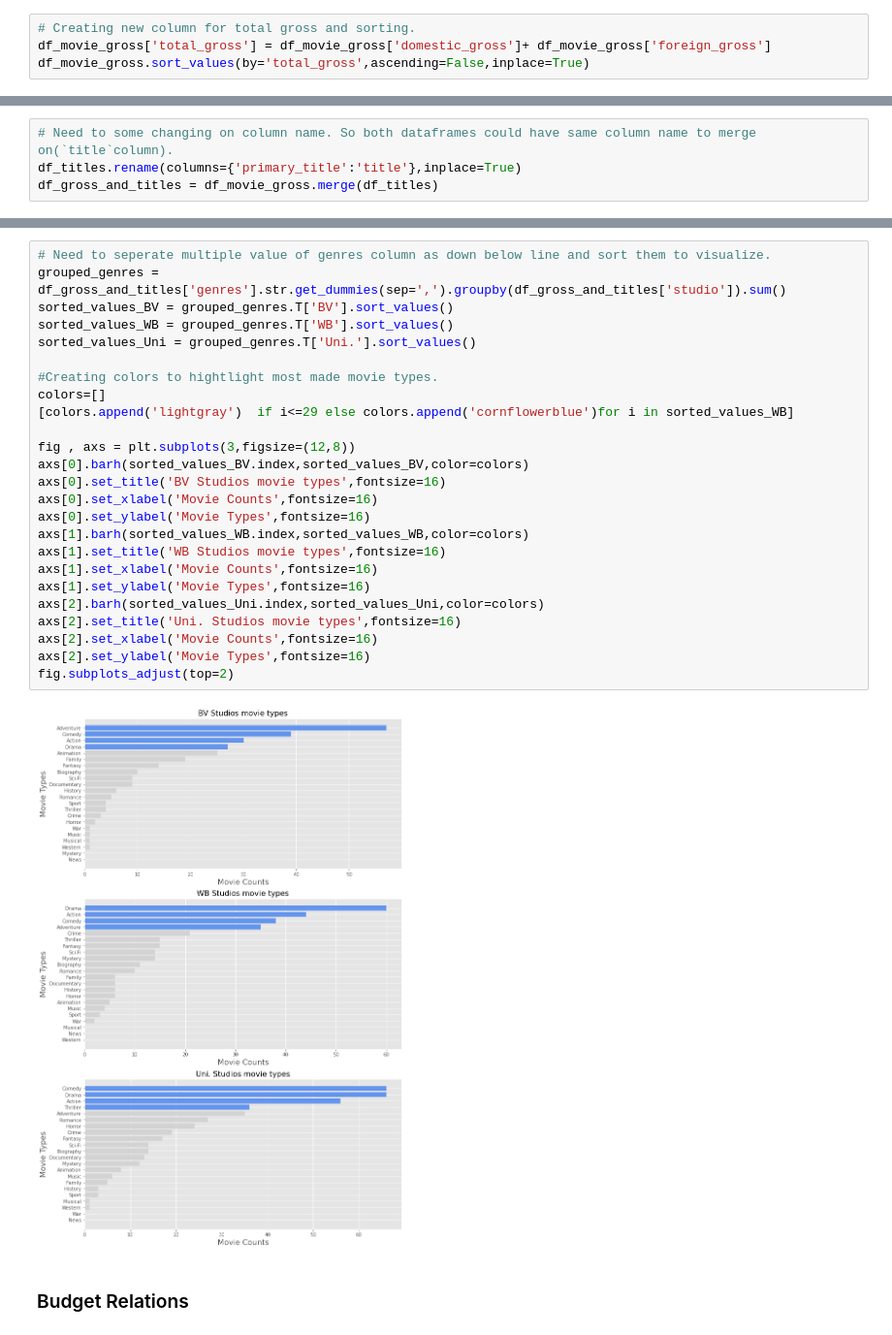
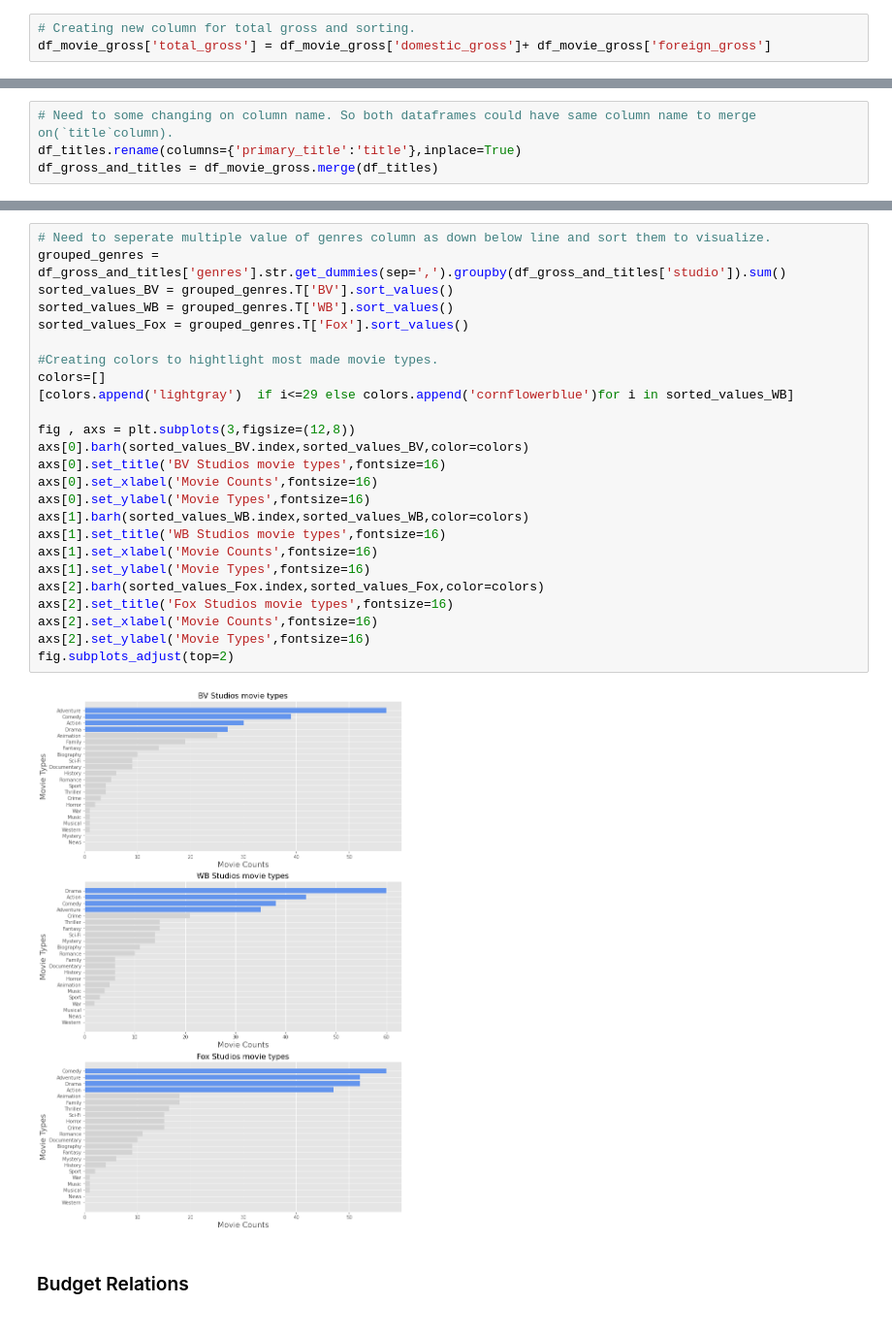
Before and after one commit to artificial126/dsc-phase-1-project, a Jupyter notebook: student.ipynb, the cells around one changed output, grey strips where cells are left out. Shown at 97% size. Saved outputs shown, nothing was run; the diff lists cells and outputs as text.

```diff
--- a/student.ipynb
+++ b/student.ipynb
@@ -183,4 +185,3 @@ df_movie_gross['foreign_gross'] = df_movie_gross['foreign_gross'].str.replace(',
 # %%
 # Creating new column for total gross and sorting.
 df_movie_gross['total_gross'] = df_movie_gross['domestic_gross']+ df_movie_gross['foreign_gross']
-df_movie_gross.sort_values(by='total_gross',ascending=False,inplace=True)
@@ -254,30 +260,30 @@ plt.show()
 # %%
 # Need to seperate multiple value of genres column as down below line and sort them to visualize.
 grouped_genres = df_gross_and_titles['genres'].str.get_dummies(sep=',').groupby(df_gross_and_titles['studio']).sum()
 sorted_values_BV = grouped_genres.T['BV'].sort_values()
 sorted_values_WB = grouped_genres.T['WB'].sort_values()
-sorted_values_Uni = grouped_genres.T['Uni.'].sort_values()
+sorted_values_Fox = grouped_genres.T['Fox'].sort_values()
 
 #Creating colors to hightlight most made movie types.
 colors=[]
 [colors.append('lightgray')  if i<=29 else colors.append('cornflowerblue')for i in sorted_values_WB]
 
 fig , axs = plt.subplots(3,figsize=(12,8))
 axs[0].barh(sorted_values_BV.index,sorted_values_BV,color=colors)
 axs[0].set_title('BV Studios movie types',fontsize=16)
 axs[0].set_xlabel('Movie Counts',fontsize=16)
 axs[0].set_ylabel('Movie Types',fontsize=16)
 axs[1].barh(sorted_values_WB.index,sorted_values_WB,color=colors)
 axs[1].set_title('WB Studios movie types',fontsize=16)
 axs[1].set_xlabel('Movie Counts',fontsize=16)
 axs[1].set_ylabel('Movie Types',fontsize=16)
-axs[2].barh(sorted_values_Uni.index,sorted_values_Uni,color=colors)
-axs[2].set_title('Uni. Studios movie types',fontsize=16)
+axs[2].barh(sorted_values_Fox.index,sorted_values_Fox,color=colors)
+axs[2].set_title('Fox Studios movie types',fontsize=16)
 axs[2].set_xlabel('Movie Counts',fontsize=16)
 axs[2].set_ylabel('Movie Types',fontsize=16)
 fig.subplots_adjust(top=2)
 # %% [output]
-[figure, old version]
+[figure, new version]
 # %% [markdown]
 ###  Budget Relations
 # %%
```
Also changed, not shown: parts of 13 cells of this notebook, 1 other file.
